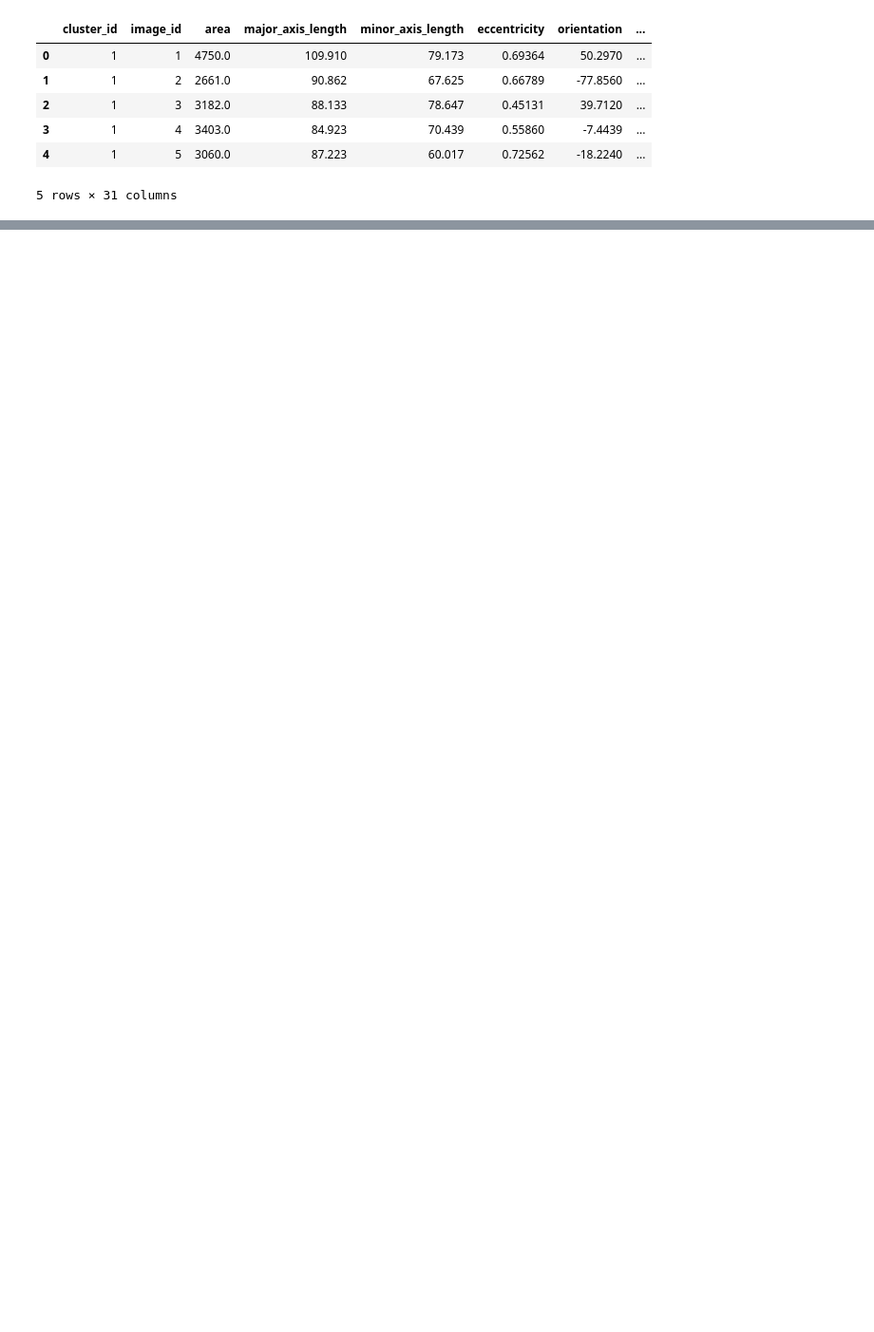
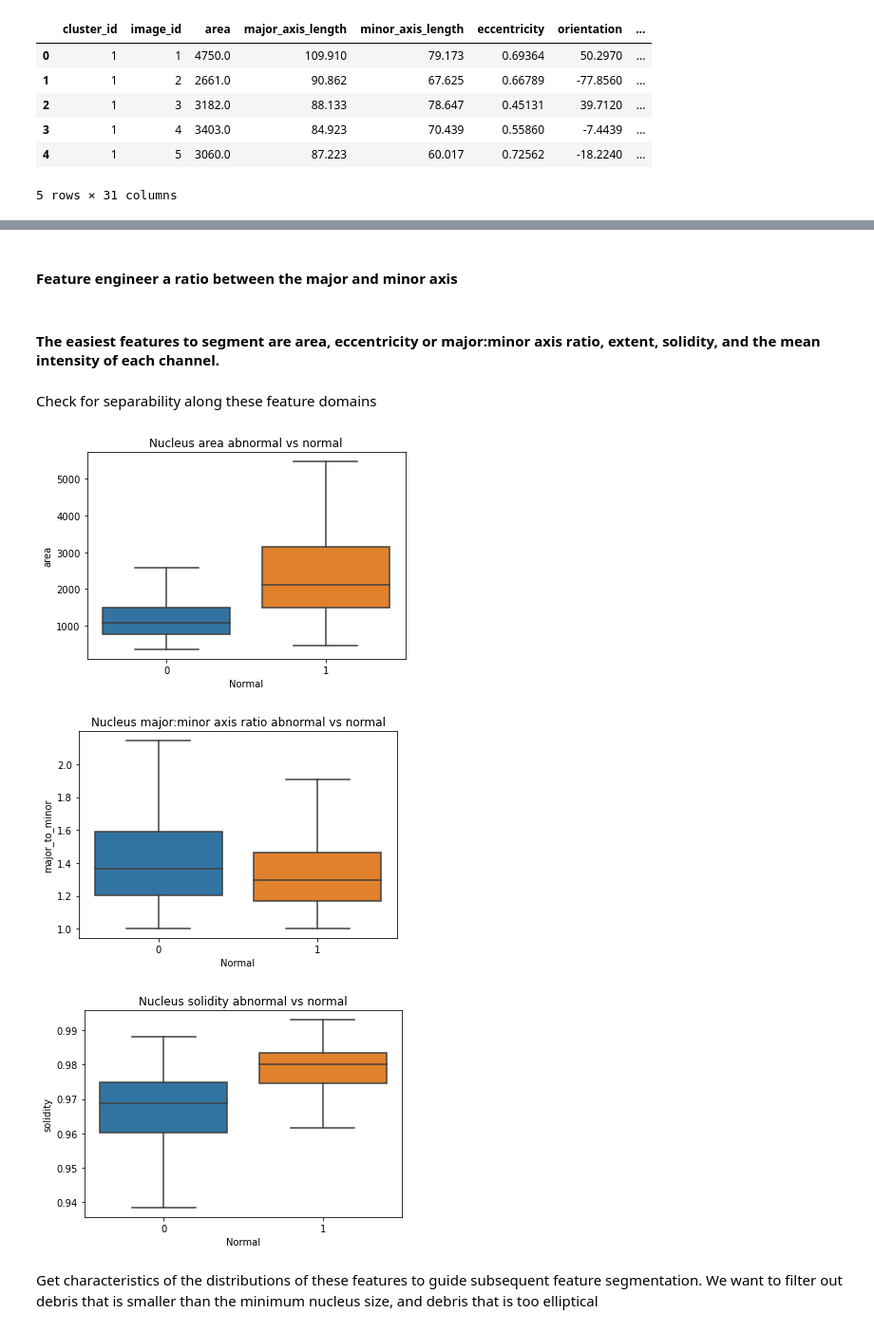
Before and after one commit to edunnwe1/Insight_project, a Jupyter notebook: notebooks/01-Exploratory_Data_Analysis.ipynb, the cells around one changed output, grey strips where cells are left out. Shown at 95% size. Saved outputs shown, nothing was run; the diff lists cells and outputs as text; code cells hidden in the pictures; blank space fills up the shorter version.

```diff
--- a/notebooks/01-Exploratory_Data_Analysis.ipynb
+++ b/notebooks/01-Exploratory_Data_Analysis.ipynb
@@ -66,6 +16,9 @@ headers = ['cluster_id','image_id','area','major_axis_length','minor_axis_length
-# %%
-for i in range(len(sipakmed_df.keys())):
-    sipakmed_df.rename(columns={i:headers[i]},inplace=True)
+# %%
+if not path.exists('../data/processed/Sipakmed_existing_database.csv'):
+    from sipakmed_to_csv import sipakmed_to_csv
+    sipakmed_df = sipakmed_to_csv('../data/external/Sipakmed database features/')
+else:
+    sipakmed_df = pd.read_csv('../data/processed/Sipakmed_existing_database.csv')
 # %%
 sipakmed_df.head()
 # %% [output]
@@ -81,2 +31,0 @@ sipakmed_df.to_csv('../data/Sipakmed_existing_database.csv')
-# %%
-sipakmed_df = pd.read_csv('../data/Sipakmed_existing_database.csv')
@@ -344,0 +37,29 @@ print(f'Area under the precision-recall curve: \n{auc(recall,precision)}')
+# %% [markdown]
+#### Feature engineer a ratio between the major and minor axis
+# %%
+df['major_to_minor'] = df['major_axis_length']/df['minor_axis_length']
+# %% [markdown]
+#### The easiest features to segment are area, eccentricity or major:minor axis ratio, extent, solidity, and the mean intensity of each channel.
+# %% [markdown]
+Check for separability along these feature domains
+# %%
+# nucleus area
+ax = sns.boxplot(x='Normal',y='area',data=df,showfliers=False)
+ax.set_title('Nucleus area abnormal vs normal')
+plt.show()
+
+# major:minor axis ratio
+ax = sns.boxplot(x='Normal',y='major_to_minor',data=df,showfliers=False)
+ax.set_title('Nucleus major:minor axis ratio abnormal vs normal')
+plt.show()
+
+# eccentricity
+ax = sns.boxplot(x='Normal',y='solidity',data=df,showfliers=False)
+ax.set_title('Nucleus solidity abnormal vs normal')
+plt.show()
+# %% [output]
+[figure, added]
+[figure, added]
+[figure, added]
+# %% [markdown]
+Get characteristics of the distributions of these features to guide subsequent feature segmentation. We want to filter out debris that is smaller than the minimum nucleus size, and debris that is too elliptical
```
Also changed, not shown: parts of 37 cells of this notebook, 1 other file.
